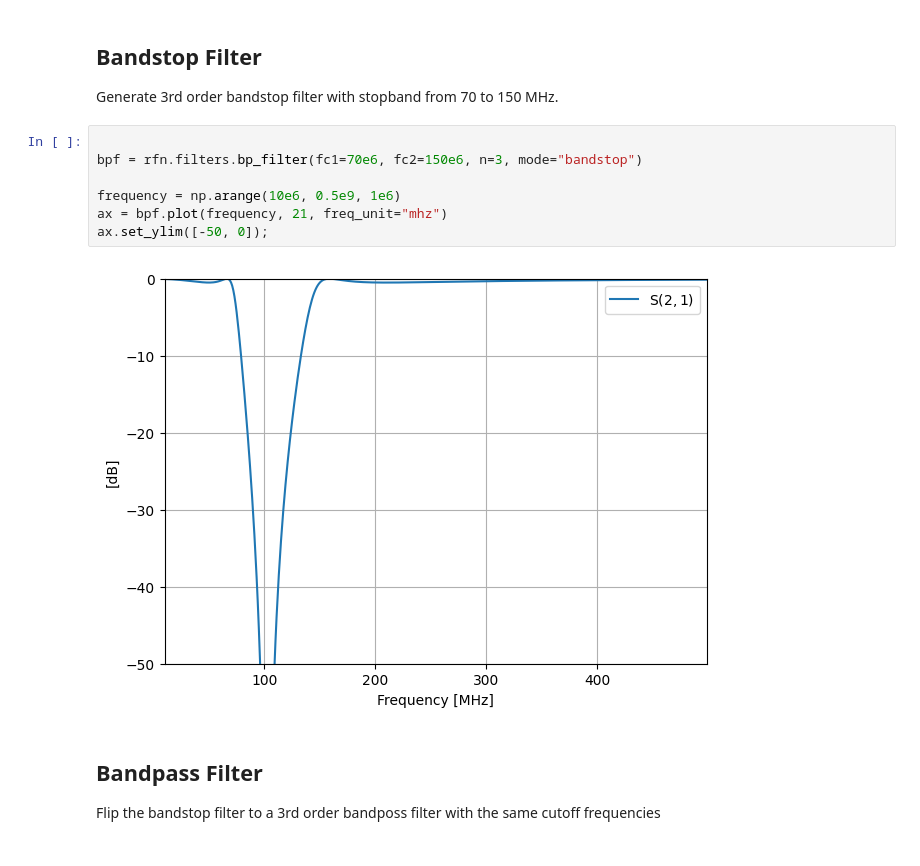
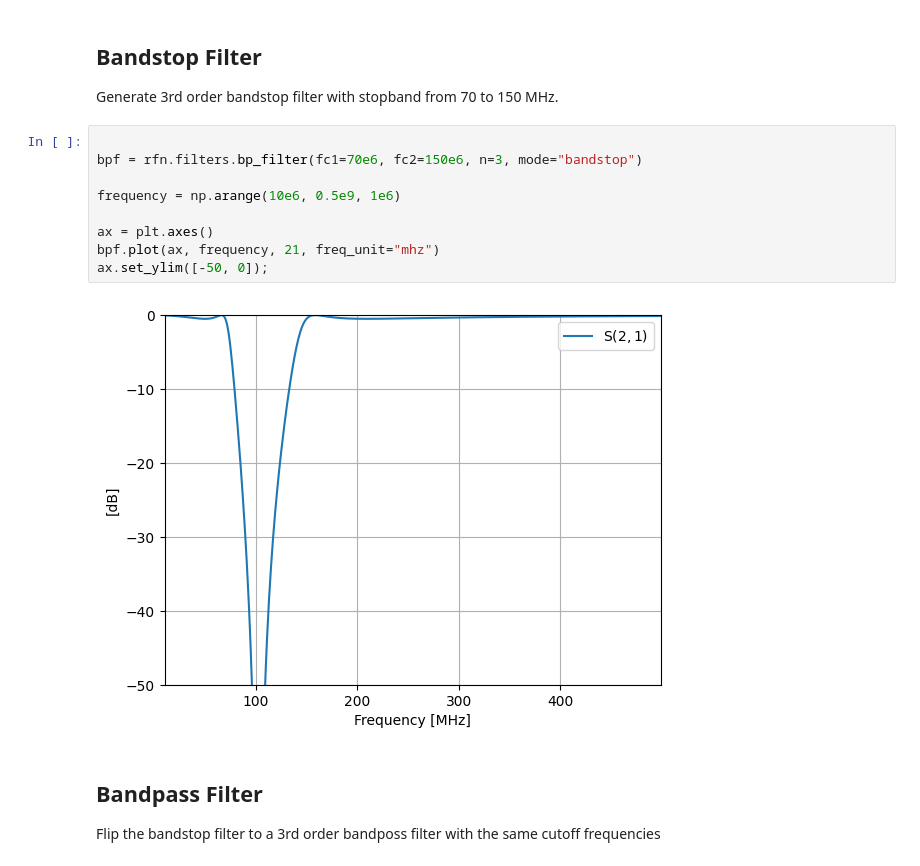
Before and after one commit to ricklyon/rfnetwork, a Jupyter notebook: examples/filters.ipynb, the cells around one changed output. Saved outputs shown, nothing was run; the diff lists cells and outputs as text.

```diff
--- a/examples/filters.ipynb
+++ b/examples/filters.ipynb
@@ -9,12 +9,14 @@ Generate 3rd order bandstop filter with stopband from 70 to 150 MHz.
 # %%
 
 bpf = rfn.filters.bp_filter(fc1=70e6, fc2=150e6, n=3, mode="bandstop")
 
 frequency = np.arange(10e6, 0.5e9, 1e6)
-ax = bpf.plot(frequency, 21, freq_unit="mhz")
+
+ax = plt.axes()
+bpf.plot(ax, frequency, 21, freq_unit="mhz")
 ax.set_ylim([-50, 0]);
 # %% [output]
-[figure, old version]
+[figure, new version]
 # %% [markdown]
 ## Bandpass Filter
 
```
Also changed, not shown: parts of 1 cell of this notebook, 6 other files.
